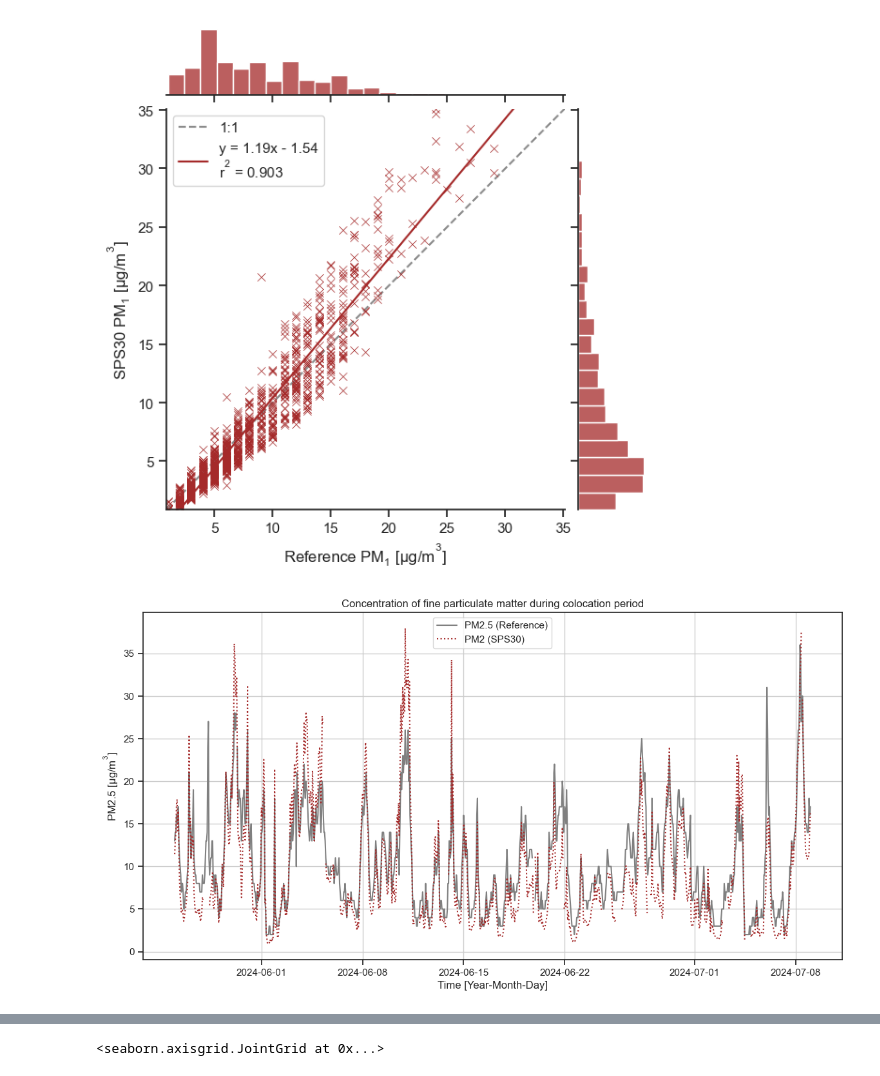
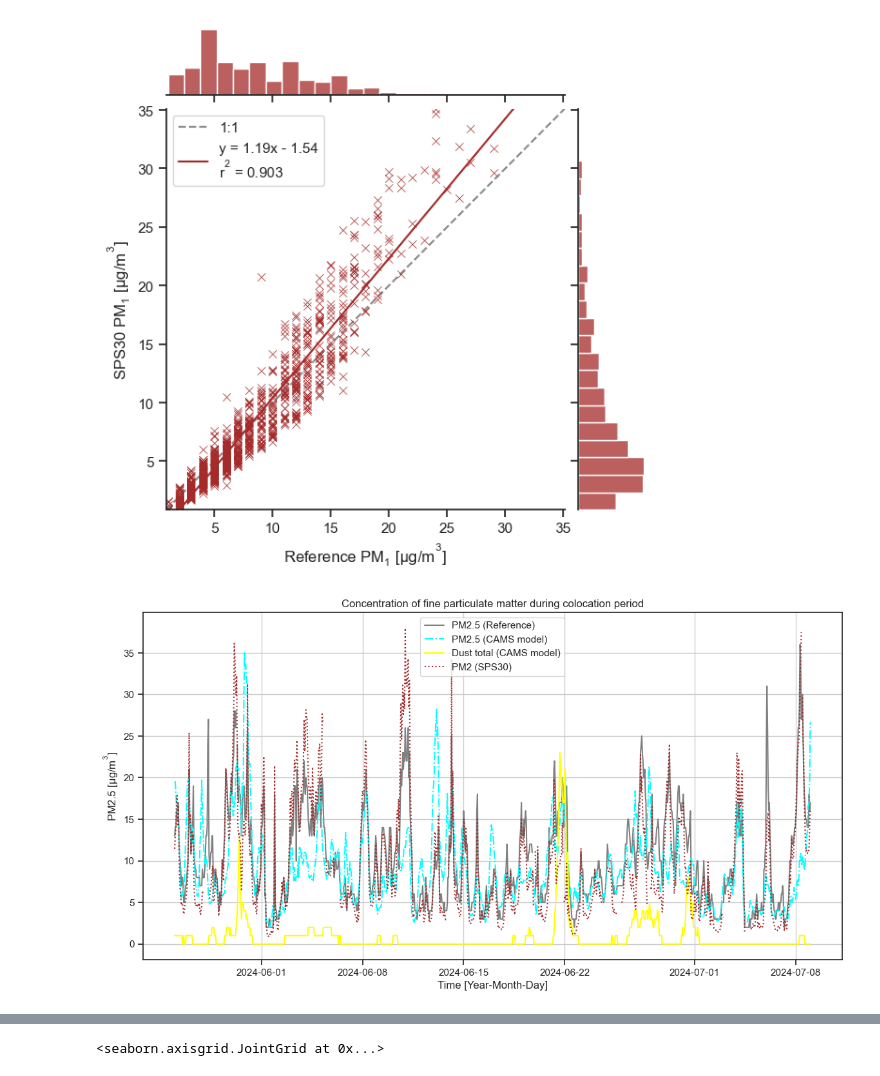
Before and after one commit to vn-hub/koloka, a Jupyter notebook: Eval3_summer.ipynb, the cells around one changed output, grey strips where cells are left out. Cells and saved outputs as stored; diff of their text form; code cells hidden in the pictures.

Commit message:
CAMS data import & plot
Added CAMS data import and plotting features

```diff
--- a/Eval3_summer.ipynb
+++ b/Eval3_summer.ipynb
@@ -186,3 +186,19 @@ NO [ug/m3]                  float64
 NO2 [ug/m3]                 float64
 CO [ug/m3]                  float64
 dtype: object
+# %%
+df_cams = pd.DataFrame()
+
+df_cams = pd.read_csv('gmt_data/Mar-Jul_gmt_CAMS-EUR.csv', sep=';')
+
+df_cams['GMT'] = pd.to_datetime(df_ref['GMT'])
+
+#Synchronizing the datatypes of "Time" in the datasets
+df_cams['GMT'] = df_cams['GMT'].dt.tz_convert('UTC')
+
+# Dropping the extra columns (including the pressure - that makes a negligible difference)
+df_cams = df_cams.drop(["gmt"], axis=1)
+
+#df_ref.head()
+#print(df_ref.describe())
+print(df_cams.dtypes)
@@ -189,6 +217,7 @@ dtype: object
 # %%
 # Merge the two DataFrames on the 'Time' column
 df = pd.merge(df_lcs, df_ref, on='GMT')
+df = pd.merge(df, df_cams, on='GMT')
 # Sorting the values by the "Time" attribute
 df.sort_values(by="GMT")
 # Check the correlation between 'CO' and 'CO [µg/m3]'
@@ -375,14 +405,16 @@ pm.set_axis_labels(xlabel="Reference $PM_{1}$ [$µg/m^{3}$]", ylabel="SPS30 $PM_
 # %%
 plt.figure(figsize=(14, 7))
 
 plt.plot(df['GMT'], df['PM25 [ug/m3]'],  color="grey",label='PM2.5 (Reference)')
+plt.plot(df['GMT'], df['pm2_5 (μg/m³)'], color="cyan", linestyle="dashdot", label='PM2.5 (CAMS model)')
+plt.plot(df['GMT'], df['dust (μg/m³)'], color="yellow", linestyle="solid", label='Dust total (CAMS model)')
 plt.plot(df['GMT'], df['PM_2'], color="brown", linestyle=":", label='PM2 (SPS30)')
 
 plt.title('Concentration of fine particulate matter during colocation period')
 plt.xlabel('Time [Year-Month-Day]')
 plt.ylabel('PM2.5 [$µg/m^3$]')
 plt.legend()
 plt.grid(True)
 plt.show()
 # %% [output]
-[figure, old version]
+[figure, new version]
```
Also changed, not shown: parts of 5 cells of this notebook, 2 other files.
